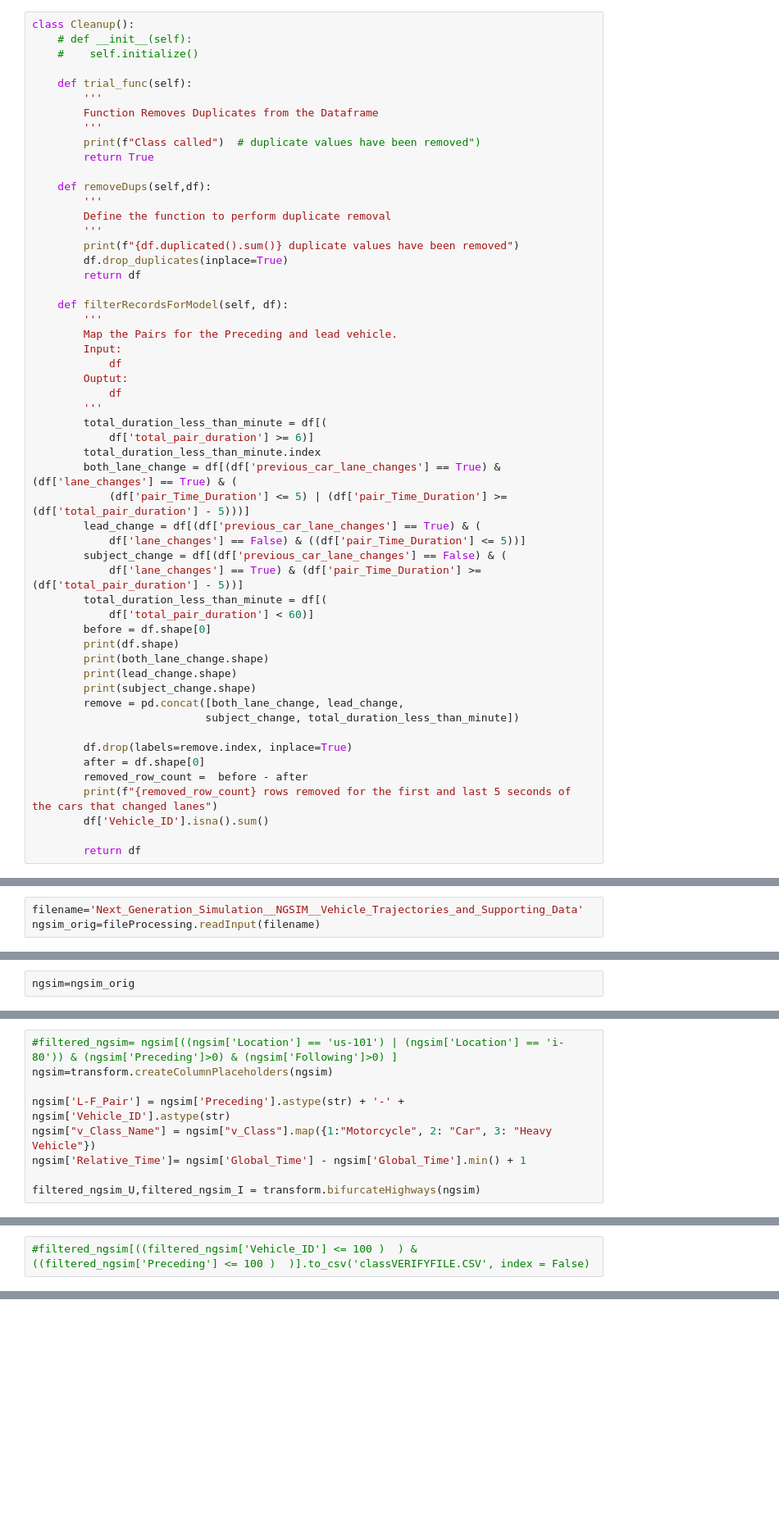
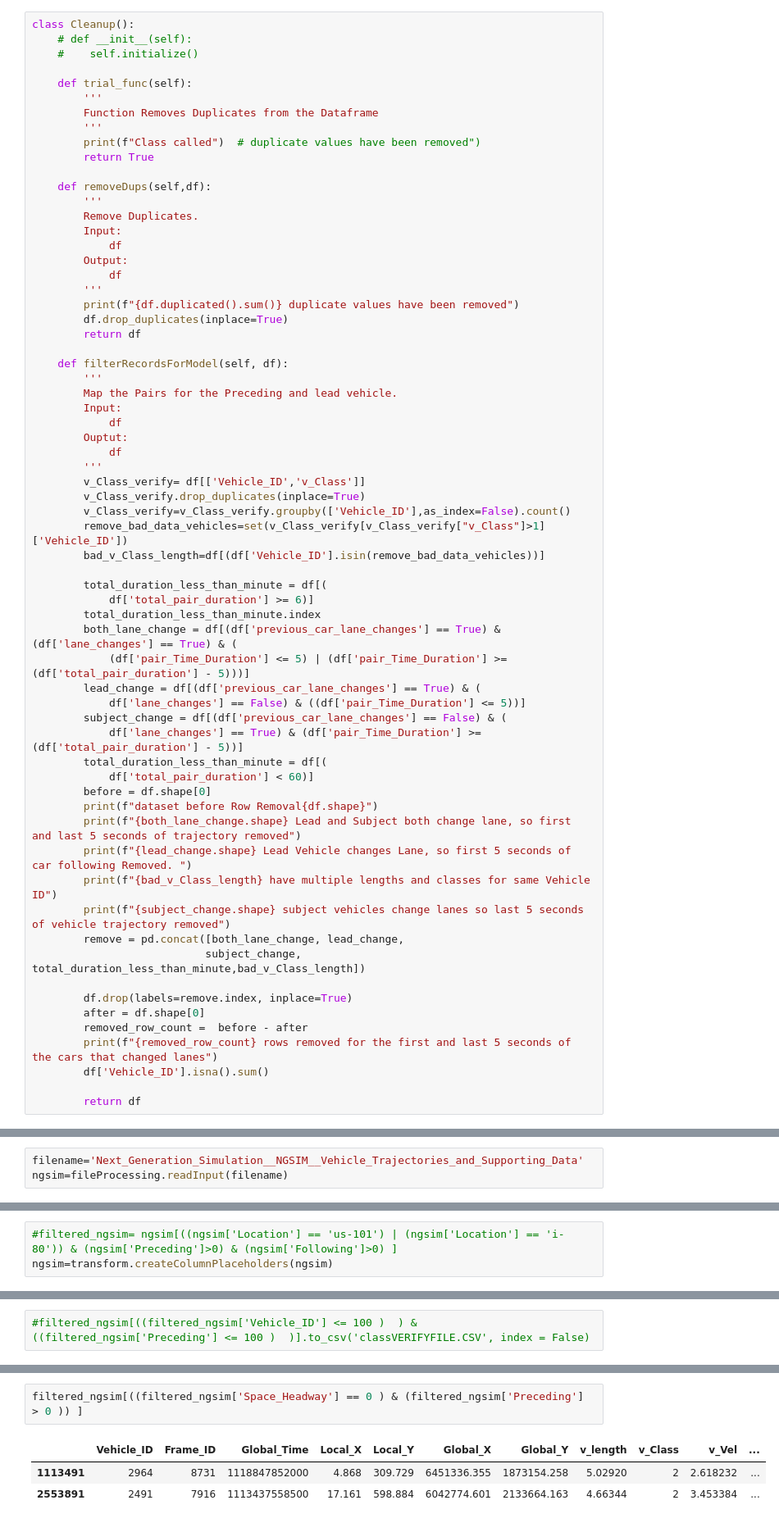
Before and after one commit to VineetDhamija/DataDrivenCarFollowing, a Jupyter notebook: datadrivencarfollowing-v1/scripts/Data-Cleanup_Transformation-class.ipynb, the cells around one changed output, grey strips where cells are left out. Shown at 82% size. Cells and saved outputs as stored; diff of their text form; blank space fills up the shorter version.

```diff
--- a/datadrivencarfollowing-v1/scripts/Data-Cleanup_Transformation-class.ipynb
+++ b/datadrivencarfollowing-v1/scripts/Data-Cleanup_Transformation-class.ipynb
@@ -249,7 +281,11 @@ class Cleanup():
 
     def removeDups(self,df):
         '''
-        Define the function to perform duplicate removal
+        Remove Duplicates.
+        Input:
+            df
+        Output:
+            df
         '''
         print(f"{df.duplicated().sum()} duplicate values have been removed")
         df.drop_duplicates(inplace=True)
@@ -263,6 +299,12 @@ class Cleanup():
         Ouptut:
             df
         '''
+        v_Class_verify= df[['Vehicle_ID','v_Class']]
+        v_Class_verify.drop_duplicates(inplace=True)
+        v_Class_verify=v_Class_verify.groupby(['Vehicle_ID'],as_index=False).count()
+        remove_bad_data_vehicles=set(v_Class_verify[v_Class_verify["v_Class"]>1]['Vehicle_ID'])
+        bad_v_Class_length=df[(df['Vehicle_ID'].isin(remove_bad_data_vehicles))]
+
         total_duration_less_than_minute = df[(
             df['total_pair_duration'] >= 6)]
         total_duration_less_than_minute.index
@@ -275,12 +317,13 @@ class Cleanup():
         total_duration_less_than_minute = df[(
             df['total_pair_duration'] < 60)]
         before = df.shape[0]
-        print(df.shape)
-        print(both_lane_change.shape)
-        print(lead_change.shape)
-        print(subject_change.shape)
+        print(f"dataset before Row Removal{df.shape}")
+        print(f"{both_lane_change.shape} Lead and Subject both change lane, so first and last 5 seconds of trajectory removed")
+        print(f"{lead_change.shape} Lead Vehicle changes Lane, so first 5 seconds of car following Removed. ")
+        print(f"{bad_v_Class_length} have multiple lengths and classes for same Vehicle ID")
+        print(f"{subject_change.shape} subject vehicles change lanes so last 5 seconds of vehicle trajectory removed")
         remove = pd.concat([both_lane_change, lead_change,
-                           subject_change, total_duration_less_than_minute])
+                           subject_change, total_duration_less_than_minute,bad_v_Class_length])
 
         df.drop(labels=remove.index, inplace=True)
         after = df.shape[0]
@@ -298,9 +341,7 @@ fileProcessing=FileProcessing()
 Read the File from Data folder and remove all duplicates.
 # %%
 filename='Next_Generation_Simulation__NGSIM__Vehicle_Trajectories_and_Supporting_Data'
-ngsim_orig=fileProcessing.readInput(filename)
+ngsim=fileProcessing.readInput(filename)
 # %% [output]
 original File path: c:\Users\StudentAccount\Python\Capstone\gitcodelocation\DataDrivenCarFollowing\datadrivencarfollowing-v1\scripts
 Data File path: c:\Users\StudentAccount\Python\Capstone\gitcodelocation\DataDrivenCarFollowing\datadrivencarfollowing-v1\data
-# %%
-ngsim=ngsim_orig
@@ -400,9 +386,3 @@ Filter the original file into US-101 and I-80 to perform and populate the requir
 # %%
 #filtered_ngsim= ngsim[((ngsim['Location'] == 'us-101') | (ngsim['Location'] == 'i-80')) & (ngsim['Preceding']>0) & (ngsim['Following']>0) ]
 ngsim=transform.createColumnPlaceholders(ngsim)
-
-ngsim['L-F_Pair'] = ngsim['Preceding'].astype(str) + '-' + ngsim['Vehicle_ID'].astype(str)
-ngsim["v_Class_Name"] = ngsim["v_Class"].map({1:"Motorcycle", 2: "Car", 3: "Heavy Vehicle"})
-ngsim['Relative_Time']= ngsim['Global_Time'] - ngsim['Global_Time'].min() + 1
-
-filtered_ngsim_U,filtered_ngsim_I = transform.bifurcateHighways(ngsim)
@@ -545,0 +500,6 @@ filtered_ngsim
+# %%
+filtered_ngsim[((filtered_ngsim['Space_Headway'] == 0 ) & (filtered_ngsim['Preceding'] > 0 )) ]
+# %% [output]
+|  | Vehicle_ID | Frame_ID | Global_Time | Local_X | Local_Y | Global_X | Global_Y | v_length | v_Class | v_Vel | ... |
+| 1113491 | 2964 | 8731 | 1118847852000 | 4.868 | 309.729 | 6451336.355 | 1873154.258 | 5.02920 | 2 | 2.618232 | ... |
+| 2553891 | 2491 | 7916 | 1113437558500 | 17.161 | 598.884 | 6042774.601 | 2133664.163 | 4.66344 | 2 | 3.453384 | ... |
```
Also changed, not shown: parts of 20 cells of this notebook.
